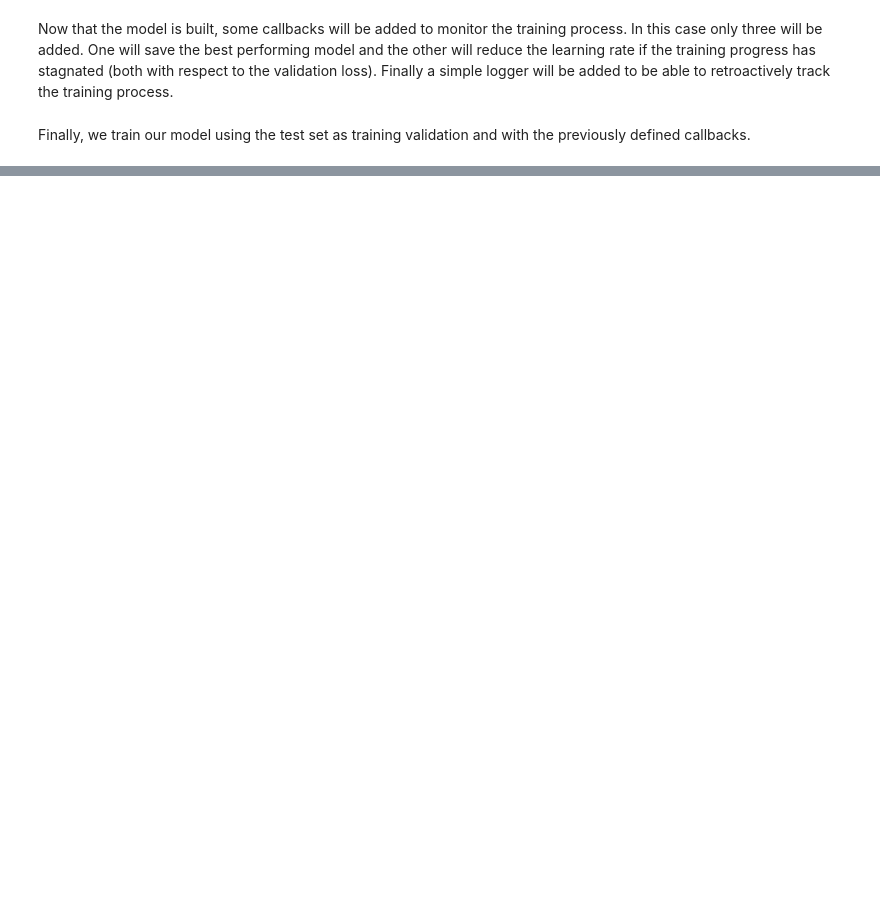
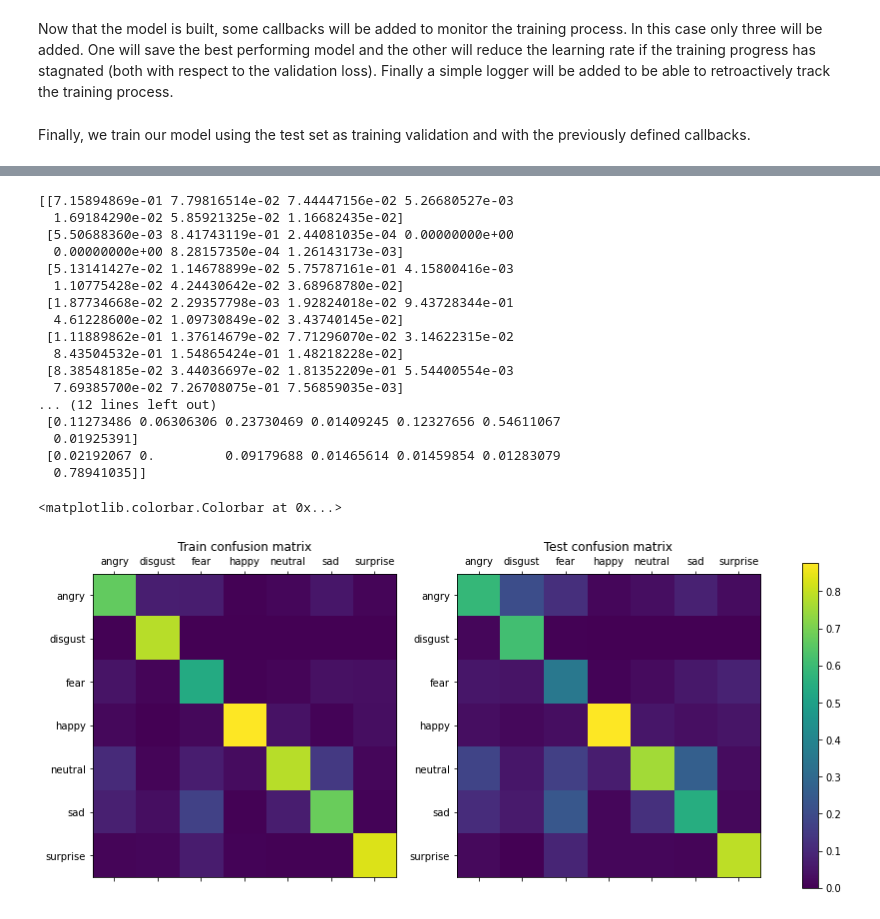
Before and after one commit to shilangyu/AIF-emotion-detection, a Jupyter notebook: image/image_emotion_detection.ipynb, the cells around one changed output, grey strips where cells are left out. Cells and saved outputs as stored; diff of their text form; code cells hidden in the pictures; blank space fills up the shorter version.

```diff
--- a/image/image_emotion_detection.ipynb
+++ b/image/image_emotion_detection.ipynb
@@ -88,7 +91,6 @@ test_datagen = ImageDataGenerator(rescale=1/255)
 test = test_datagen.flow_from_directory(test_dir,
                                         batch_size=batch_size,
                                         target_size=image_size,
-                                        shuffle=True,
                                         color_mode='grayscale',
                                         class_mode='categorical',
                                         seed=seed)
@@ -214,7 +220,7 @@ reduce_lr = keras.callbacks.ReduceLROnPlateau(
     verbose=1,
     patience=10)
 
-logger = keras.callbacks.CSVLogger(log_file, append=load_saved_model)
+logger = keras.callbacks.CSVLogger(log_file, append=(model_to_load is not None))
 
 
 callbacks = [checkpoint, reduce_lr, logger]
@@ -232,0 +295,57 @@ _ = model.evaluate(test)
+# %%
+def confusion_matrix(data: DirectoryIterator) -> np.array:
+    m = np.zeros((n_classes, n_classes), dtype='int')
+
+    data.shuffle = False
+    data.index_array = None
+    data.reset()
+    y_hat = model.predict(data)
+
+    for (c_hat, c) in zip(y_hat.argmax(axis=1), data.classes):
+        m[c_hat, c] += 1
+
+    sums = m.sum(axis=0)
+    normalized = (m.T / sums[:, None]).T
+
+    return normalized
+
+def plot_confusion_matrix(matrix: np.array, fig: plt.Figure, axis: plt.Axes, title: str, show_color_bar=False):
+    cax = axis.matshow(matrix)
+    axis.set_xticks(list(train.class_indices.values()))
+    axis.set_xticklabels(train.class_indices.keys())
+    axis.set_yticks(list(train.class_indices.values()))
+    axis.set_yticklabels(train.class_indices.keys())
+    axis.set_title(title)
+
+    return cax
+
+train_confusion_matrix = confusion_matrix(train)
+test_confusion_matrix = confusion_matrix(test)
+print(train_confusion_matrix)
+print(test_confusion_matrix)
+
+fig, (ax1, ax2) = plt.subplots(1, 2, figsize=(15, 6))
+plot_confusion_matrix(train_confusion_matrix, fig, ax1, 'Train confusion matrix')
+cax = plot_confusion_matrix(test_confusion_matrix, fig, ax2, 'Test confusion matrix', show_color_bar=True)
+
+fig.colorbar(cax, ax=[ax1, ax2])
+# %% [output]
+[[7.15894869e-01 7.79816514e-02 7.44447156e-02 5.26680527e-03
+  1.69184290e-02 5.85921325e-02 1.16682435e-02]
+ [5.50688360e-03 8.41743119e-01 2.44081035e-04 0.00000000e+00
+  0.00000000e+00 8.28157350e-04 1.26143173e-03]
+ [5.13141427e-02 1.14678899e-02 5.75787161e-01 4.15800416e-03
+  1.10775428e-02 4.24430642e-02 3.68968780e-02]
+ [1.87734668e-02 2.29357798e-03 1.92824018e-02 9.43728344e-01
+  4.61228600e-02 1.09730849e-02 3.43740145e-02]
+ [1.11889862e-01 1.37614679e-02 7.71296070e-02 3.14622315e-02
+  8.43504532e-01 1.54865424e-01 1.48218228e-02]
+ [8.38548185e-02 3.44036697e-02 1.81352209e-01 5.54400554e-03
+  7.69385700e-02 7.26708075e-01 7.56859035e-03]
+... (12 lines left out)
+ [0.11273486 0.06306306 0.23730469 0.01409245 0.12327656 0.54611067
+  0.01925391]
+ [0.02192067 0.         0.09179688 0.01465614 0.01459854 0.01283079
+  0.78941035]]
+<matplotlib.colorbar.Colorbar at 0x...>
+[figure, added]
```
Also changed, not shown: parts of 12 cells of this notebook, 1 other file.
